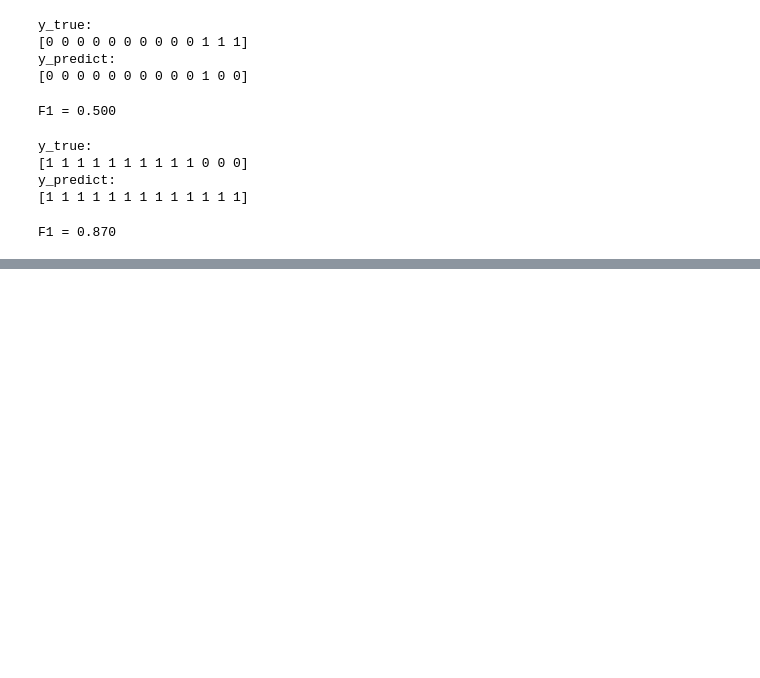
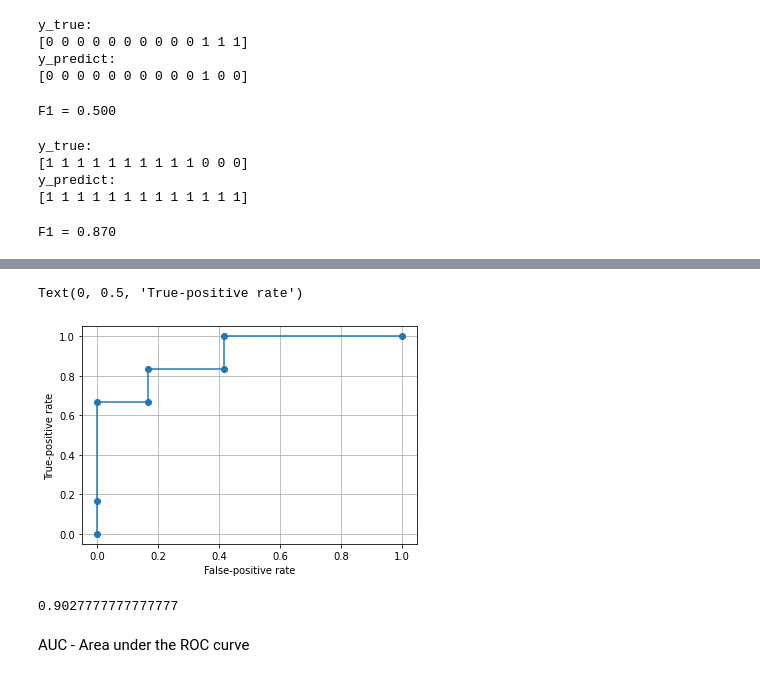
Before and after one commit to Alek-dr/TF-Understanding, a Jupyter notebook: Metrics.ipynb, the cells around one changed output, grey strips where cells are left out. Cells and saved outputs as stored; diff of their text form; code cells hidden in the pictures; blank space fills up the shorter version.

```diff
--- a/Metrics.ipynb
+++ b/Metrics.ipynb
@@ -319,0 +386,10 @@ F1 = 0.870
+# %%
+fpr, tpr, thrsh = roc_curve(y_true, scores)
+# %%
+plt.plot(fpr, tpr, "o-")
+plt.grid(True)
+plt.xlabel("False-positive rate")
+plt.ylabel("True-positive rate")
+# %% [output]
+Text(0, 0.5, 'True-positive rate')
+[figure, added]
@@ -319,0 +398,6 @@ F1 = 0.870
+# %%
+auc
+# %% [output]
+0.9027777777777777
+# %% [markdown]
+AUC - Area under the ROC curve
```
Also changed, not shown: parts of 17 cells of this notebook.
